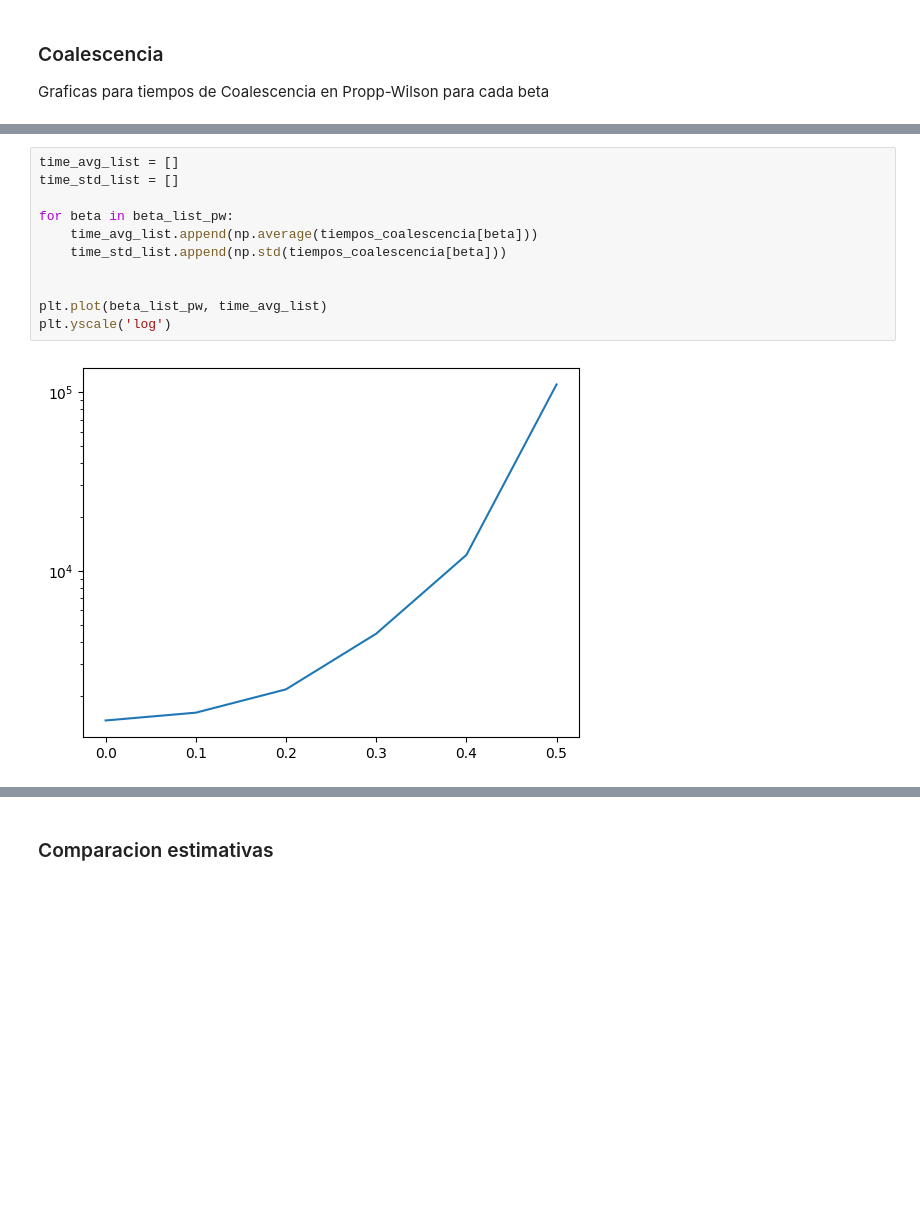
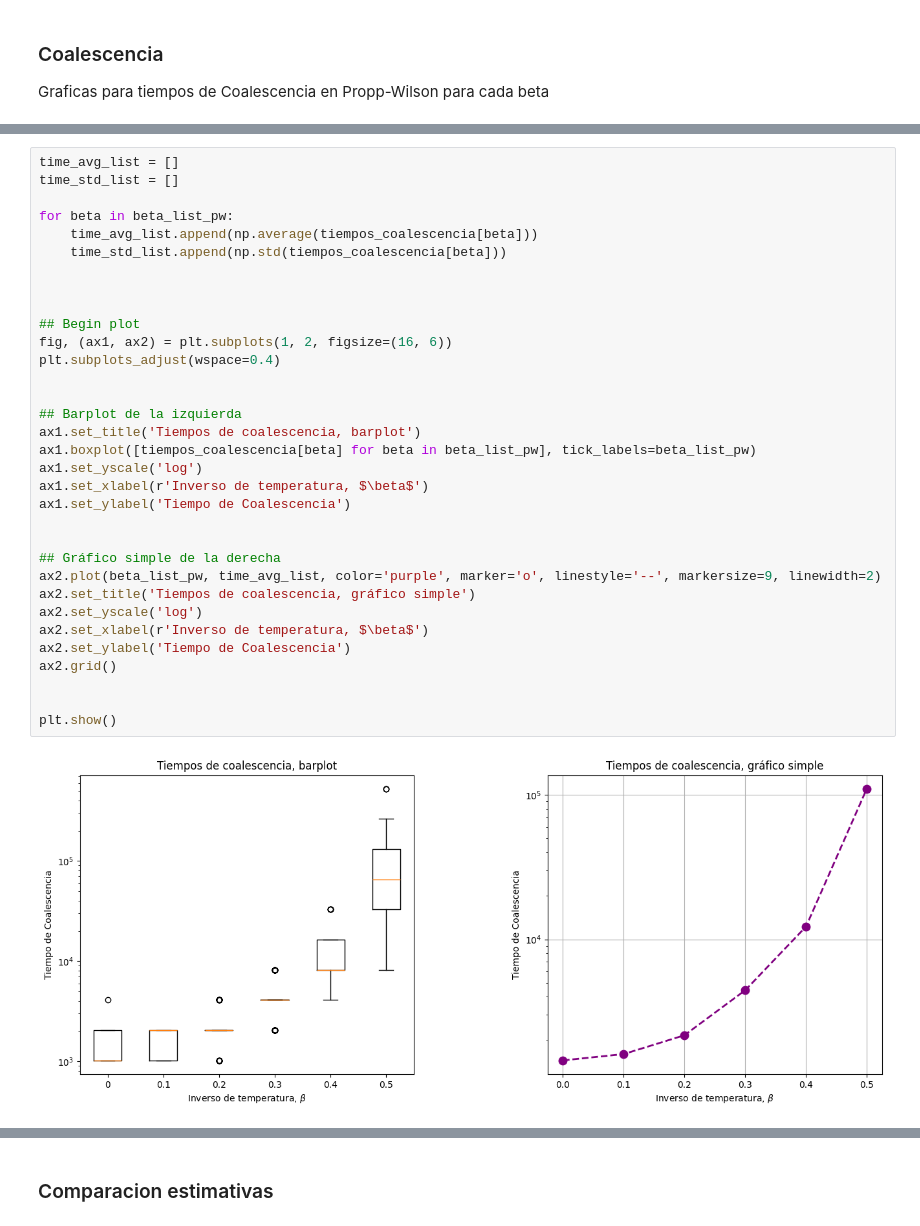
Before and after one commit to dangarciahe/Cadenas_de_Markov, a Jupyter notebook: Tarea_3.ipynb, the cells around one changed output, grey strips where cells are left out. Saved outputs shown, nothing was run; the diff lists cells and outputs as text; blank space fills up the shorter version.

```diff
--- a/Tarea_3.ipynb
+++ b/Tarea_3.ipynb
@@ -446,13 +433,35 @@ plt.show()
-# %%
-time_avg_list = []
-time_std_list = []
-
-for beta in beta_list_pw:
-    time_avg_list.append(np.average(tiempos_coalescencia[beta]))
-    time_std_list.append(np.std(tiempos_coalescencia[beta]))
-
-
-plt.plot(beta_list_pw, time_avg_list)
-plt.yscale('log')
-# %% [output]
-[figure, removed]
+# %%
+time_avg_list = []
+time_std_list = []
+
+for beta in beta_list_pw:
+    time_avg_list.append(np.average(tiempos_coalescencia[beta]))
+    time_std_list.append(np.std(tiempos_coalescencia[beta]))
+
+
+
+## Begin plot
+fig, (ax1, ax2) = plt.subplots(1, 2, figsize=(16, 6))
+plt.subplots_adjust(wspace=0.4)
+
+
+## Barplot de la izquierda
+ax1.set_title('Tiempos de coalescencia, barplot')
+ax1.boxplot([tiempos_coalescencia[beta] for beta in beta_list_pw], tick_labels=beta_list_pw)
+ax1.set_yscale('log')
+ax1.set_xlabel(r'Inverso de temperatura, $\beta$')
+ax1.set_ylabel('Tiempo de Coalescencia')
+
+
+## Gráfico simple de la derecha
+ax2.plot(beta_list_pw, time_avg_list, color='purple', marker='o', linestyle='--', markersize=9, linewidth=2)
+ax2.set_title('Tiempos de coalescencia, gráfico simple')
+ax2.set_yscale('log')
+ax2.set_xlabel(r'Inverso de temperatura, $\beta$')
+ax2.set_ylabel('Tiempo de Coalescencia')
+ax2.grid()
+
+
+plt.show()
+# %% [output]
+[figure, added]
```
Also changed, not shown: parts of 4 cells of this notebook.
